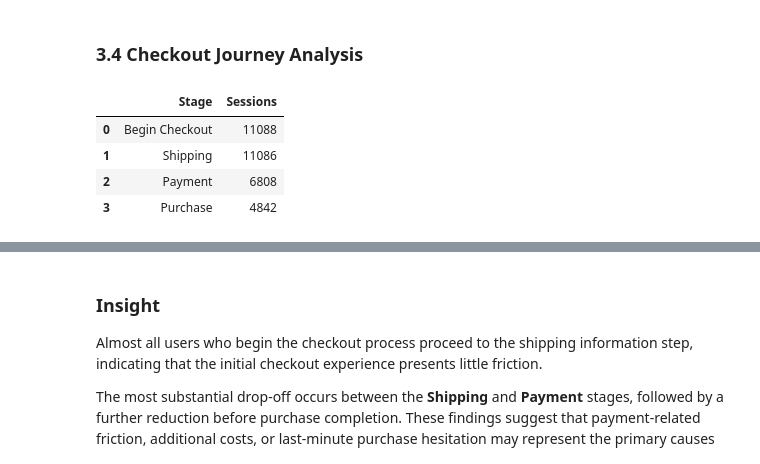
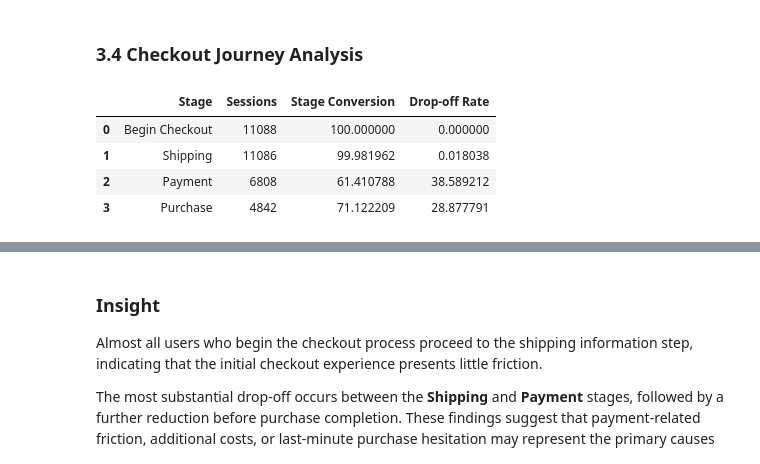
Before and after one commit to mosijituo049/ga4_product_analytics, a Jupyter notebook: notebooks/02_product_analysis.ipynb, the cells around one changed output, grey strips where cells are left out. Cells and saved outputs as stored; diff of their text form; code cells hidden in the pictures.

```diff
--- a/notebooks/02_product_analysis.ipynb
+++ b/notebooks/02_product_analysis.ipynb
@@ -338,23 +338,35 @@ These differences suggest that users arriving through Google may have stronger p
 # %% [markdown]
 ### 3.4 Checkout Journey Analysis
 # %%
-pd.DataFrame({
+checkout_funnel = pd.DataFrame({
     "Stage":[
         "Begin Checkout",
         "Shipping",
         "Payment",
         "Purchase"
     ],
     "Sessions":[
         (df_checkout["begin_checkout"]>0).sum(),
         (df_checkout["add_shipping_info"]>0).sum(),
         (df_checkout["add_payment_info"]>0).sum(),
         df_checkout["purchased"].sum()
     ]
 })
+
+checkout_funnel["Stage Conversion"] = (
+    checkout_funnel["Sessions"]
+    / checkout_funnel["Sessions"].shift(1)
+    * 100
+)
+
+checkout_funnel.loc[0, "Stage Conversion"] = 100
+
+checkout_funnel["Drop-off Rate"] = 100 - checkout_funnel["Stage Conversion"]
+
+checkout_funnel
 # %% [output]
-|  | Stage | Sessions |
-| 0 | Begin Checkout | 11088 |
-| 1 | Shipping | 11086 |
-| 2 | Payment | 6808 |
-| 3 | Purchase | 4842 |
+|  | Stage | Sessions | Stage Conversion | Drop-off Rate |
+| 0 | Begin Checkout | 11088 | 100.000000 | 0.000000 |
+| 1 | Shipping | 11086 | 99.981962 | 0.018038 |
+| 2 | Payment | 6808 | 61.410788 | 38.589212 |
+| 3 | Purchase | 4842 | 71.122209 | 28.877791 |
```
Also changed, not shown: parts of 2 cells of this notebook, 3 other files.
